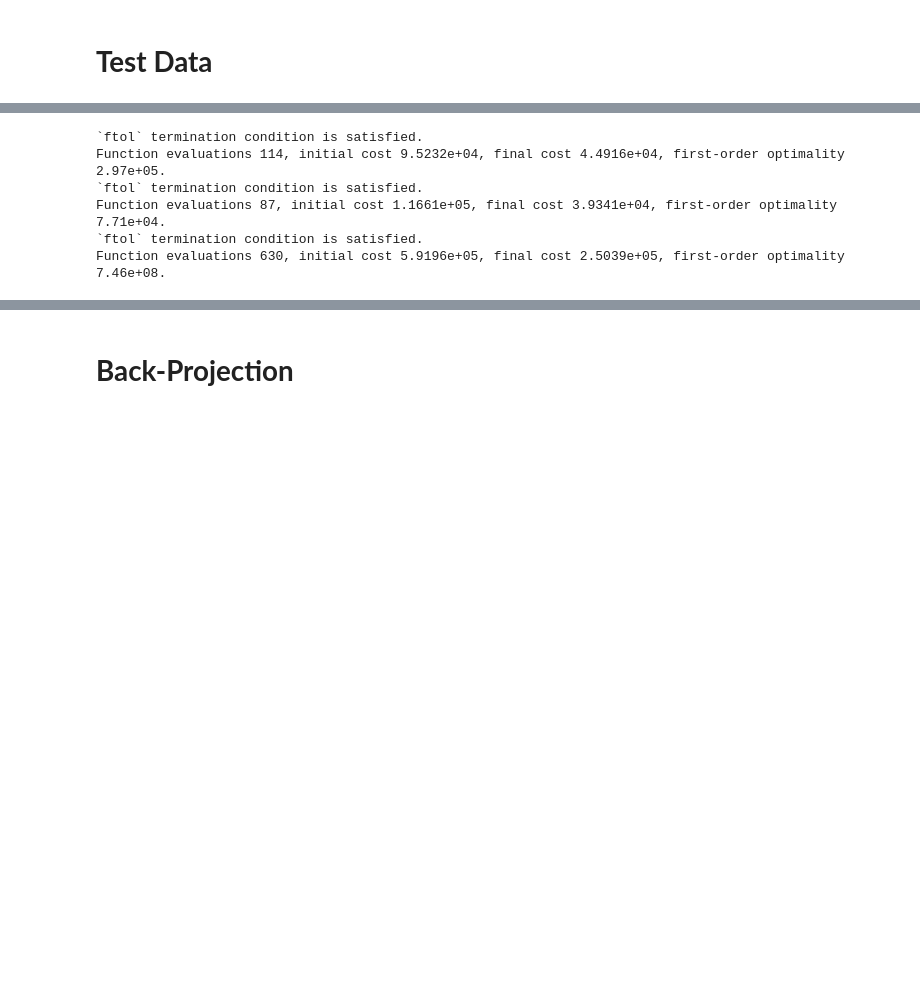
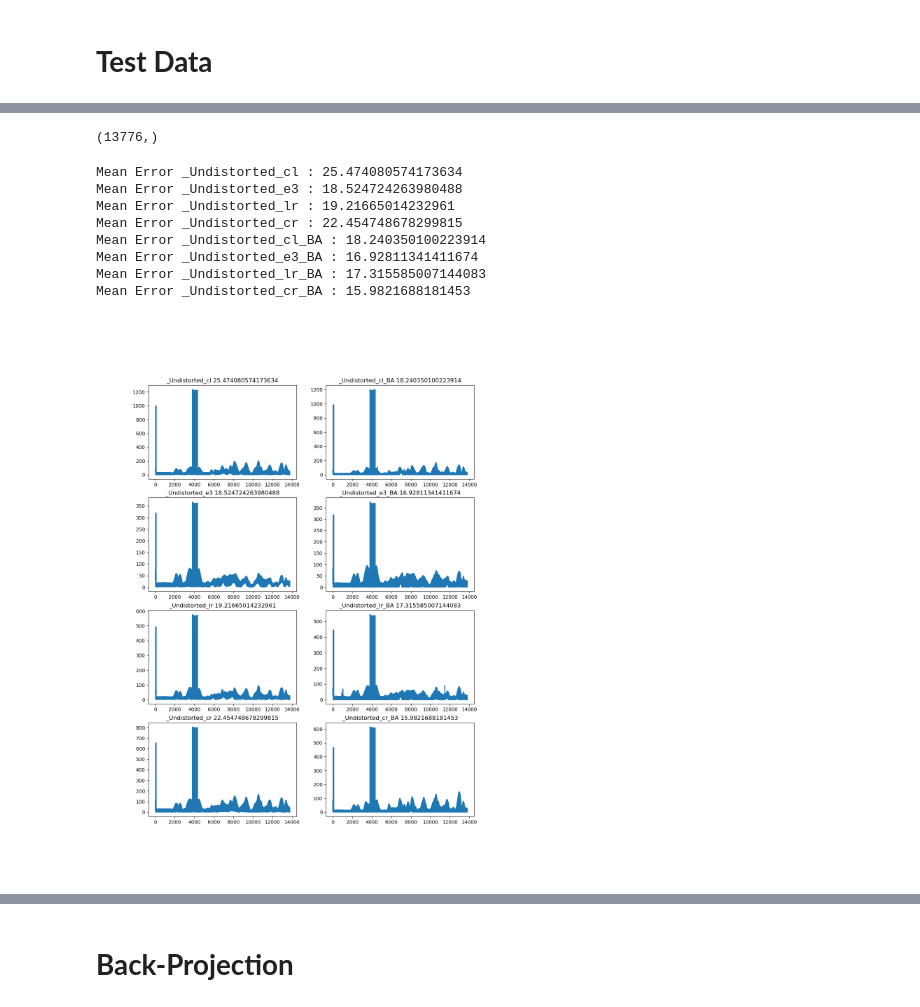
Before and after one commit to mosesananta/TA, a Jupyter notebook: hi.ipynb, the cells around one changed output, grey strips where cells are left out. Cells and saved outputs as stored; diff of their text form; code cells hidden in the pictures; blank space fills up the shorter version.

```diff
--- a/hi.ipynb
+++ b/hi.ipynb
@@ -915,21 +920,65 @@ def plot_3d(outdata,outfile):
 # %%
-file = 'outputPickle_DefPose_Take4_with_offset_no_tracking'
+file = 'outputPickle_DefaultPose_1_with_offset'
 infile = './inputPickle/k4/' + file
 outfile = './output/k4/3D'+ file
 
-# outdata = triangulate_pickle(infile,outfile+"_cl",undistort=False,main_stereo_camera = 'cl',with_BA=False,dump_pickle = True)
-#outdata2 = triangulate_pickle(infile,outfile+"_Undistorted_cl",undistort=True,main_stereo_camera = 'cl',with_BA=False,dump_pickle = False)
-#outdata4 = triangulate_pickle(infile,outfile+"_Undistorted_e3",undistort=True,main_stereo_camera = 'e3',with_BA=False,dump_pickle = False)
+##outdata = triangulate_pickle(infile,outfile+"_cl",undistort=False,main_stereo_camera = 'cl',with_BA=False,dump_pickle = True)
 
-outdata3 = triangulate_pickle(infile,outfile+"_Undistorted_BA_cl",undistort=True,main_stereo_camera = 'cl',with_BA=True,dump_pickle = False)
-outdata5 = triangulate_pickle(infile,outfile+"_Undistorted_BA_e3",undistort=True,main_stereo_camera = 'e3',with_BA=True,dump_pickle = False, dump_json= False)
-outdata6 = triangulate_pickle(infile,outfile+"_Undistorted_BA_lr",undistort=True,main_stereo_camera = 'lr',with_BA=True,dump_pickle = False)
-outdata7 = triangulate_pickle(infile,outfile+"_Undistorted_BA_cr",undistort=True,main_stereo_camera = 'cr',with_BA=True,dump_pickle = False)
+outdata2 , loss2 , _ = triangulate_pickle(infile,outfile+"_Undistorted_cl",undistort=True,main_stereo_camera = 'cl',with_BA=False,dump_pickle = False)
+outdata3 , loss3 , _ = triangulate_pickle(infile,outfile+"_Undistorted_e3",undistort=True,main_stereo_camera = 'e3',with_BA=False,dump_pickle = False)
+outdata4 , loss4 , _ = triangulate_pickle(infile,outfile+"_Undistorted_lr",undistort=True,main_stereo_camera = 'lr',with_BA=False,dump_pickle = False)
+outdata5 , loss5 , _ = triangulate_pickle(infile,outfile+"_Undistorted_cr",undistort=True,main_stereo_camera = 'cr',with_BA=False,dump_pickle = False)
+
+# outdata6 , _ , loss6 = triangulate_pickle(infile,outfile+"_Undistorted_BA_cl",undistort=True,main_stereo_camera = 'cl',with_BA=True,dump_pickle = False)
+# outdata7 , _ , loss7 = triangulate_pickle(infile,outfile+"_Undistorted_BA_e3",undistort=True,main_stereo_camera = 'e3',with_BA=True,dump_pickle = False)
+# outdata8 , _ , loss8 = triangulate_pickle(infile,outfile+"_Undistorted_BA_lr",undistort=True,main_stereo_camera = 'lr',with_BA=True,dump_pickle = False)
+# outdata9 , _ , loss9 = triangulate_pickle(infile,outfile+"_Undistorted_BA_cr",undistort=True,main_stereo_camera = 'cr',with_BA=True,dump_pickle = False)
-# %% [output]
-`ftol` termination condition is satisfied.
-Function evaluations 114, initial cost 9.5232e+04, final cost 4.4916e+04, first-order optimality 2.97e+05.
-`ftol` termination condition is satisfied.
-Function evaluations 87, initial cost 1.1661e+05, final cost 3.9341e+04, first-order optimality 7.71e+04.
-`ftol` termination condition is satisfied.
-Function evaluations 630, initial cost 5.9196e+05, final cost 2.5039e+05, first-order optimality 7.46e+08.
+# %%
+loss2.shape
+# %% [output]
+(13776,)
+# %%
+plt.clf()
+fig, ax = plt.subplots(figsize=(12, 16),nrows=4, ncols=2)
+#fig.tight_layout(pad=5.0)
+ax[0,0].plot(np.arange(len(loss2)), loss2)
+ax[1,0].plot(np.arange(len(loss3)),loss3)
+ax[2,0].plot(np.arange(len(loss4)),loss4)
+ax[3,0].plot(np.arange(len(loss5)),loss5)
+
+ax[0,1].plot(np.arange(len(loss6)),loss6)
+ax[1,1].plot(np.arange(len(loss7)),loss7)
+ax[2,1].plot(np.arange(len(loss8)),loss8)
+ax[3,1].plot(np.arange(len(loss9)),loss9)
+
+ax[0,0].set_title('_Undistorted_cl ' + str(np.mean(loss2)))
+ax[1,0].set_title('_Undistorted_e3 '+ str(np.mean(loss3)))
+ax[2,0].set_title('_Undistorted_lr '+ str(np.mean(loss4)))
+ax[3,0].set_title('_Undistorted_cr '+ str(np.mean(loss5)))
+
+ax[0,1].set_title('_Undistorted_cl_BA '+ str(np.mean(loss6)))
+ax[1,1].set_title('_Undistorted_e3_BA '+ str(np.mean(loss7)))
+ax[2,1].set_title('_Undistorted_lr_BA '+ str(np.mean(loss8)))
+ax[3,1].set_title('_Undistorted_cr_BA '+ str(np.mean(loss9)))
+
+print('Mean Error _Undistorted_cl :', np.mean(loss2))
+print('Mean Error _Undistorted_e3 :', np.mean(loss3))
+print('Mean Error _Undistorted_lr :', np.mean(loss4))
+print('Mean Error _Undistorted_cr :', np.mean(loss5))
+print('Mean Error _Undistorted_cl_BA :', np.mean(loss6))
+print('Mean Error _Undistorted_e3_BA :', np.mean(loss7))
+print('Mean Error _Undistorted_lr_BA :', np.mean(loss8))
+print('Mean Error _Undistorted_cr_BA :', np.mean(loss9))
+
+plt.show()
+# %% [output]
+Mean Error _Undistorted_cl : 25.474080574173634
+Mean Error _Undistorted_e3 : 18.524724263980488
+Mean Error _Undistorted_lr : 19.21665014232961
+Mean Error _Undistorted_cr : 22.454748678299815
+Mean Error _Undistorted_cl_BA : 18.240350100223914
+Mean Error _Undistorted_e3_BA : 16.92811341411674
+Mean Error _Undistorted_lr_BA : 17.315585007144083
+Mean Error _Undistorted_cr_BA : 15.9821688181453
+[figure, added]
 # %%
```
Also changed, not shown: parts of 13 cells of this notebook.
